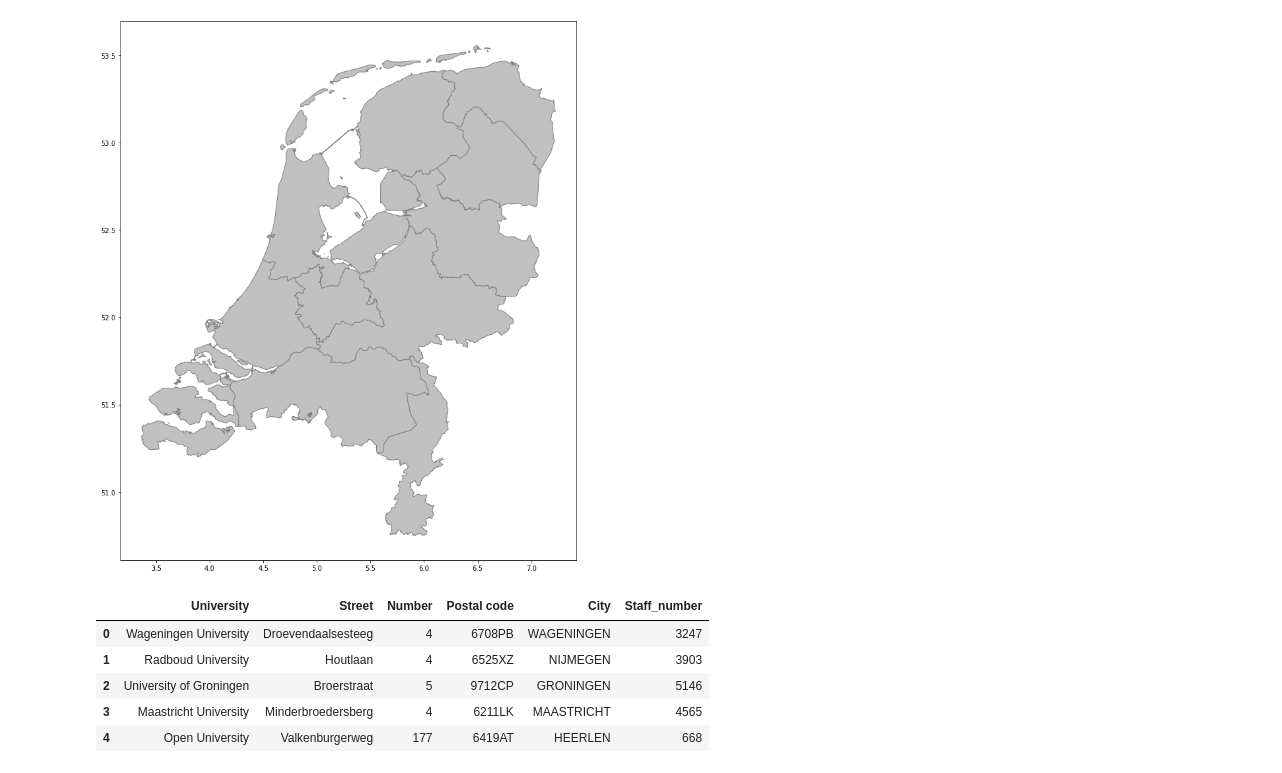
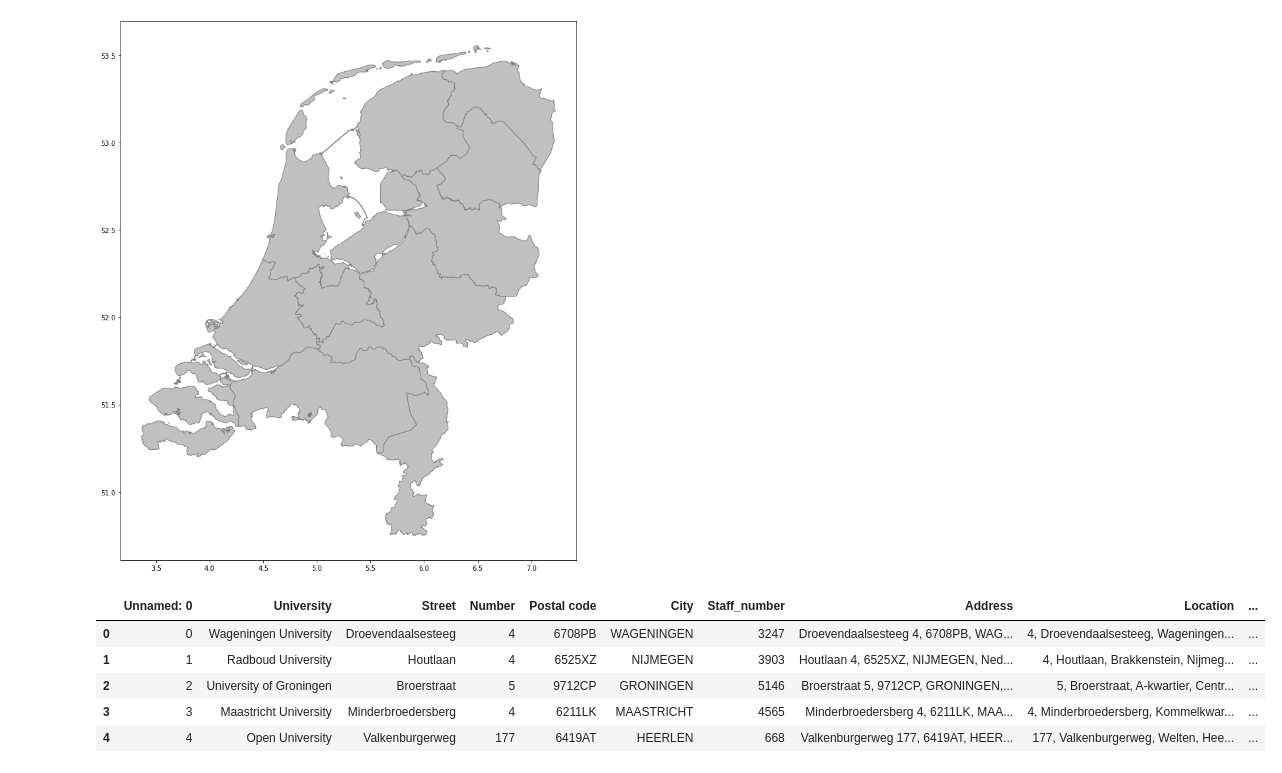
Before and after one commit to escience-academy/workshop_analysis, a Jupyter notebook: viz/Eventbrite_maps.ipynb, the cells around one changed output. Drawn from its saved outputs; the diff is of its cells as text; code cells hidden in the pictures.

```diff
--- a/viz/Eventbrite_maps.ipynb
+++ b/viz/Eventbrite_maps.ipynb
@@ -45,12 +32,12 @@ nederland.plot(color = 'silver', edgecolor = 'gray')
 # %%
 # import university data
 
-universities = pd.read_csv('../data/universities.csv', sep = ';')
+universities = pd.read_csv('../data/universities_geo.csv')
 universities.head()
 # %% [output]
-|  | University | Street | Number | Postal code | City | Staff_number |
-| 0 | Wageningen University | Droevendaalsesteeg | 4 | 6708PB | WAGENINGEN | 3247 |
-| 1 | Radboud University | Houtlaan | 4 | 6525XZ | NIJMEGEN | 3903 |
-| 2 | University of Groningen | Broerstraat | 5 | 9712CP | GRONINGEN | 5146 |
-| 3 | Maastricht University | Minderbroedersberg | 4 | 6211LK | MAASTRICHT | 4565 |
-| 4 | Open University | Valkenburgerweg | 177 | 6419AT | HEERLEN | 668 |
+|  | Unnamed: 0 | University | Street | Number | Postal code | City | Staff_number | Address | Location | ... |
+| 0 | 0 | Wageningen University | Droevendaalsesteeg | 4 | 6708PB | WAGENINGEN | 3247 | Droevendaalsesteeg 4, 6708PB, WAG... | 4, Droevendaalsesteeg, Wageningen... | ... |
+| 1 | 1 | Radboud University | Houtlaan | 4 | 6525XZ | NIJMEGEN | 3903 | Houtlaan 4, 6525XZ, NIJMEGEN, Ned... | 4, Houtlaan, Brakkenstein, Nijmeg... | ... |
+| 2 | 2 | University of Groningen | Broerstraat | 5 | 9712CP | GRONINGEN | 5146 | Broerstraat 5, 9712CP, GRONINGEN,... | 5, Broerstraat, A-kwartier, Centr... | ... |
+| 3 | 3 | Maastricht University | Minderbroedersberg | 4 | 6211LK | MAASTRICHT | 4565 | Minderbroedersberg 4, 6211LK, MAA... | 4, Minderbroedersberg, Kommelkwar... | ... |
+| 4 | 4 | Open University | Valkenburgerweg | 177 | 6419AT | HEERLEN | 668 | Valkenburgerweg 177, 6419AT, HEER... | 177, Valkenburgerweg, Welten, Hee... | ... |
```
Also changed, not shown: parts of 9 cells of this notebook, 1 other file.
